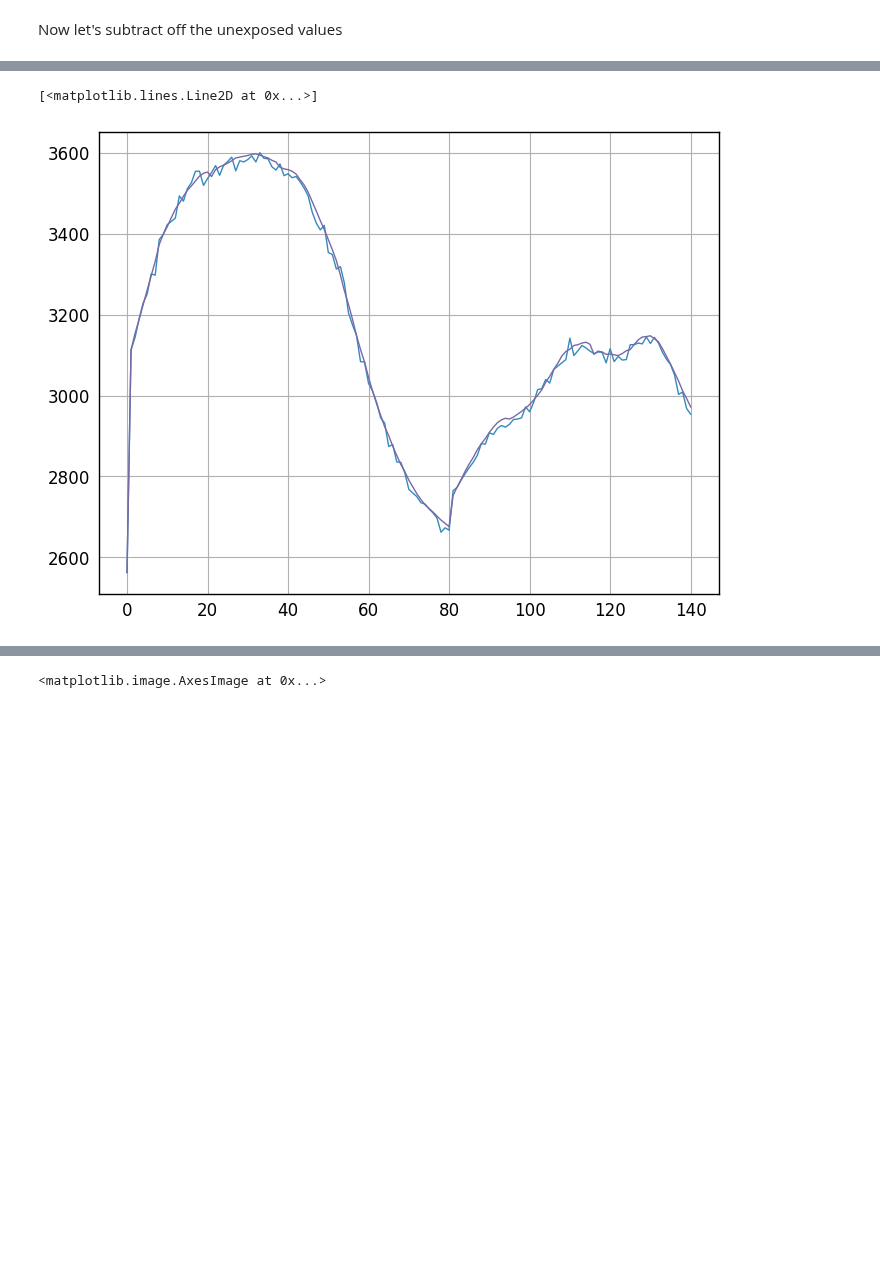
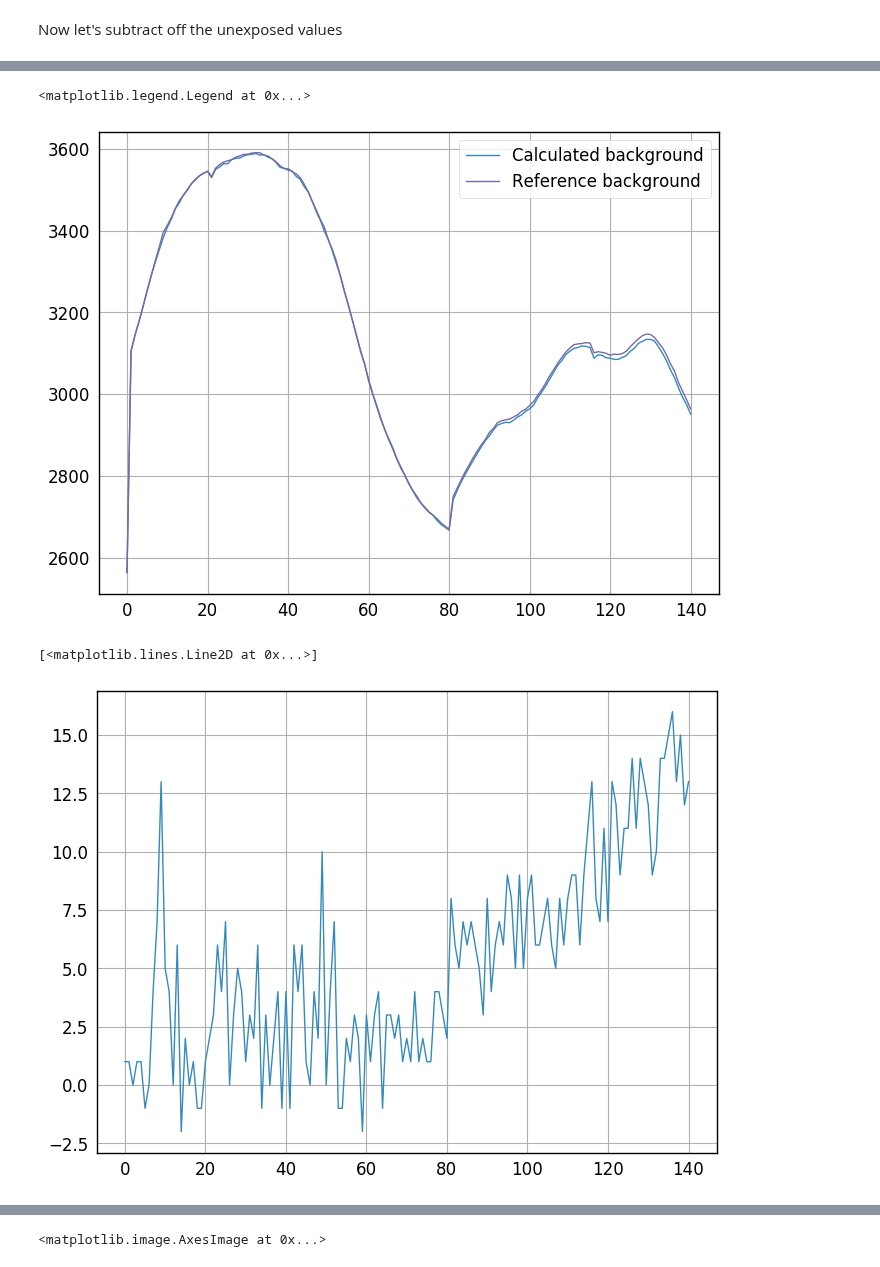
Before and after one commit to asierabreu/cosmics, a Jupyter notebook: analysis/bam_ralf/replication.ipynb, the cells around one changed output, grey strips where cells are left out. Saved outputs shown, nothing was run; the diff lists cells and outputs as text; code cells hidden in the pictures; blank space fills up the shorter version.

```diff
--- a/analysis/bam_ralf/replication.ipynb
+++ b/analysis/bam_ralf/replication.ipynb
@@ -60,10 +74,20 @@ background = np.rint(background).astype('uint16')
 # %%
 # plot for testing
-plt.plot(extracted[-1,:])
-plt.plot(background)
+#plt.plot(extracted[-1,:])
 
+plt.plot(background,label="Calculated background")
+refbg = (np.copy(extracted)-reference)[-1,:] + 1500
+plt.plot(refbg,label="Reference background")
+
+plt.legend(loc="best")
 #plt.plot(np.rint(sdevs))
 #plt.plot(reference[0,:])
 # %% [output]
-[<matplotlib.lines.Line2D at 0x...>]
+<matplotlib.legend.Legend at 0x...>
-[figure, old version]
+[figure, new version]
+# %%
+# difference in backgrounds
+plt.plot(refbg-background)
+# %% [output]
+[<matplotlib.lines.Line2D at 0x...>]
+[figure, added]
```
Also changed, not shown: parts of 6 cells of this notebook, 2 other files.
